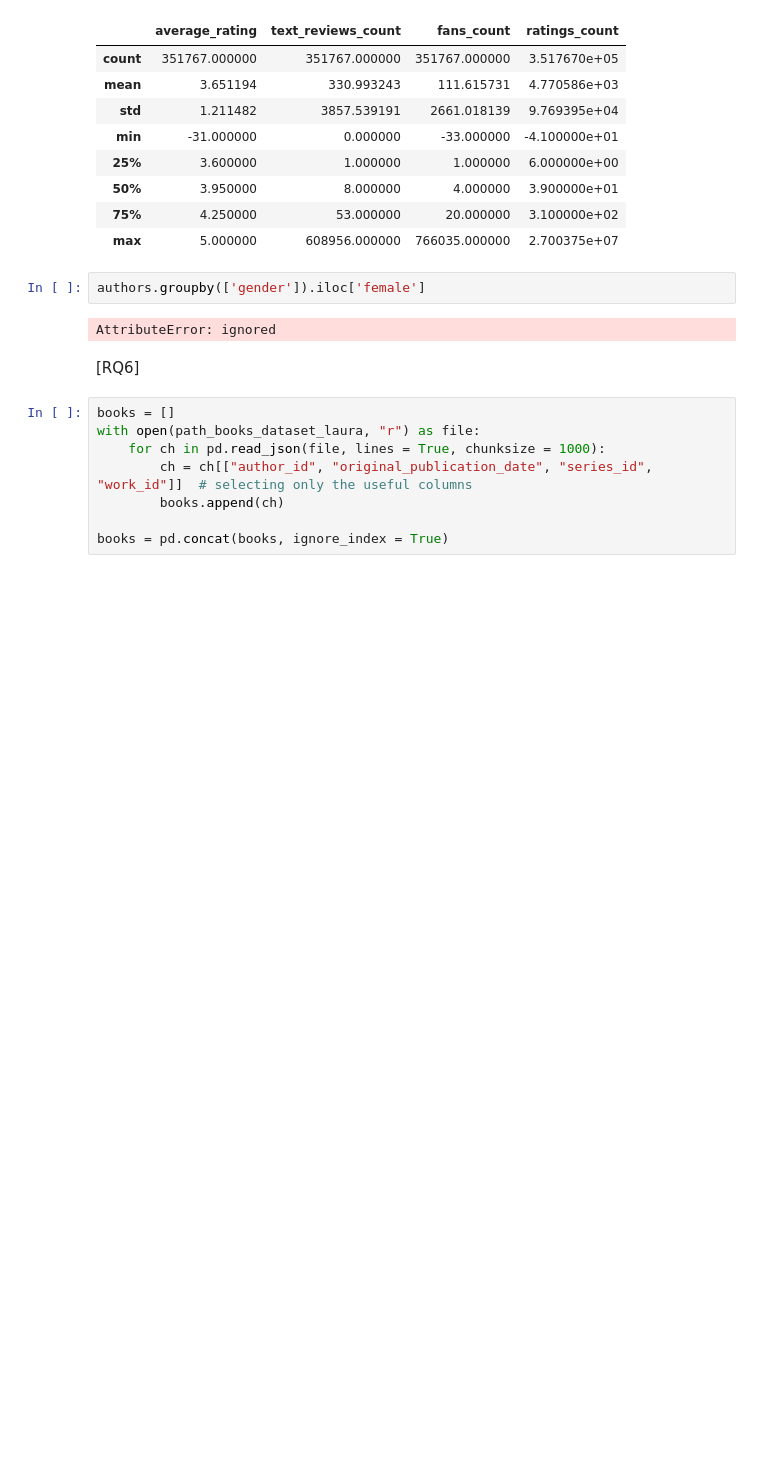
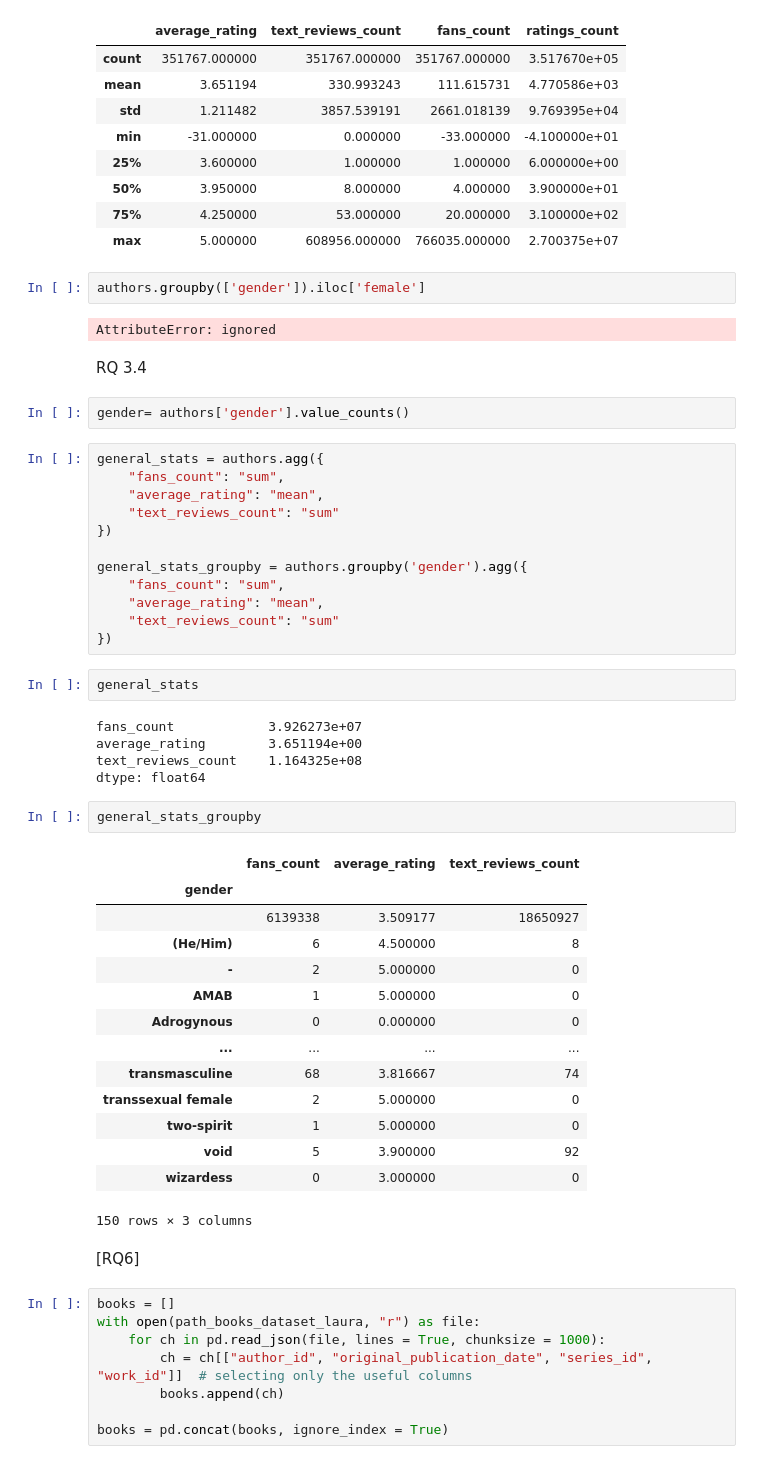
Before and after one commit to diego-ciciani01/ADM---HV2, a Jupyter notebook: Homework_2.ipynb, the cells around one changed output. Saved outputs shown, nothing was run; the diff lists cells and outputs as text; blank space fills up the shorter version.

```diff
--- a/Homework_2.ipynb
+++ b/Homework_2.ipynb
@@ -842,6 +842,46 @@ authors_colums_response_from_readers.describe()
 authors.groupby(['gender']).iloc['female']
 # %% [output]
 AttributeError: ignored
+# %% [markdown]
+RQ 3.4
+# %%
+gender= authors['gender'].value_counts()
+# %%
+general_stats = authors.agg({
+    "fans_count": "sum",
+    "average_rating": "mean",
+    "text_reviews_count": "sum"
+})
+
+general_stats_groupby = authors.groupby('gender').agg({
+    "fans_count": "sum",
+    "average_rating": "mean",
+    "text_reviews_count": "sum"
+})
+# %%
+general_stats
+# %% [output]
+fans_count            3.926273e+07
+average_rating        3.651194e+00
+text_reviews_count    1.164325e+08
+dtype: float64
+# %%
+general_stats_groupby
+# %% [output]
+|  | fans_count | average_rating | text_reviews_count |
+| gender |  |  |  |
+|  | 6139338 | 3.509177 | 18650927 |
+| (He/Him) | 6 | 4.500000 | 8 |
+| - | 2 | 5.000000 | 0 |
+| AMAB | 1 | 5.000000 | 0 |
+| Adrogynous | 0 | 0.000000 | 0 |
+| ... | ... | ... | ... |
+| transmasculine | 68 | 3.816667 | 74 |
+| transsexual female | 2 | 5.000000 | 0 |
+| two-spirit | 1 | 5.000000 | 0 |
+| void | 5 | 3.900000 | 92 |
+| wizardess | 0 | 3.000000 | 0 |
+150 rows × 3 columns
 # %% [markdown]
 [RQ6]
 # %%
```
Also changed, not shown: parts of 7 cells of this notebook.
